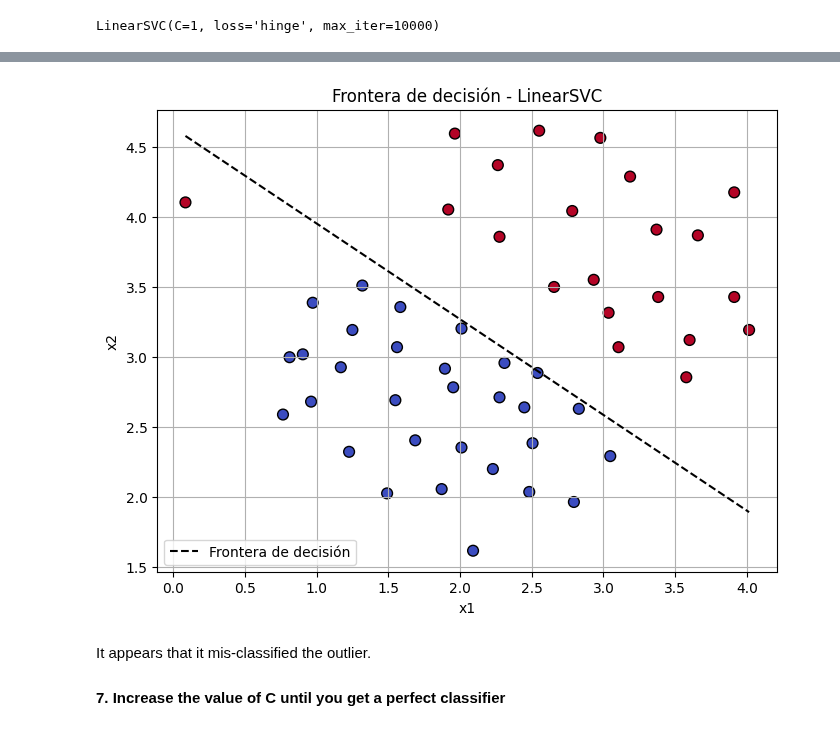
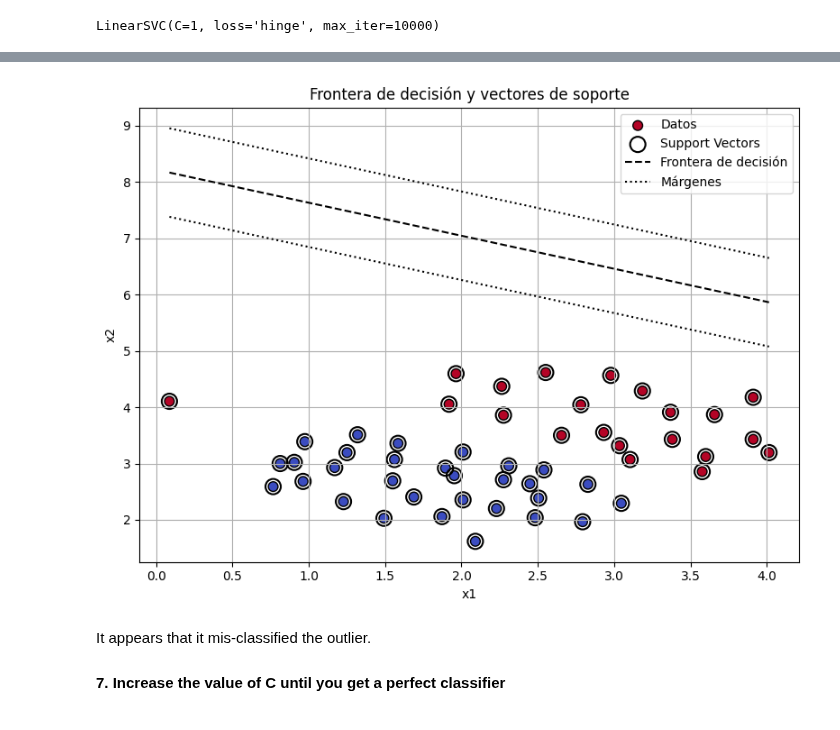
Before and after one commit to InigoLopez1999/2503_dsft_thebridge_inigolopez, a Jupyter notebook: 3-Machine_Learning/1-Supervisado/3-RegorClass/8-SVM/ejercicios/Ejercicios_SVM.ipynb, the cells around one changed output, grey strips where cells are left out. Saved outputs shown, nothing was run; the diff lists cells and outputs as text; code cells hidden in the pictures.

```diff
--- a/3-Machine_Learning/1-Supervisado/3-RegorClass/8-SVM/ejercicios/Ejercicios_SVM.ipynb
+++ b/3-Machine_Learning/1-Supervisado/3-RegorClass/8-SVM/ejercicios/Ejercicios_SVM.ipynb
@@ -118,4 +116,7 @@ X_train, X_test, y_train, y_test = train_test_split(X,y,test_size=15,random_stat
+# %%
+scaler = StandardScaler()
+X_scaled = scaler.fit_transform(X)
 # %%
-lin_svc.fit(X_train,y_train)
+lin_svc.fit(X,y)
 # %% [output]
 LinearSVC(C=1, loss='hinge', max_iter=10000)
@@ -141,26 +128,53 @@ weighted avg       0.87      0.93      0.90        15
-# %%
-import matplotlib.pyplot as plt
-import numpy as np
-
-coef = lin_svc.coef_[0]
-intercept = lin_svc.intercept_[0]
-
-# Línea de decisión: w1*x + w2*y + b = 0  => y = -(w1*x + b)/w2
-x_vals = np.linspace(X["x1"].min(), X["x1"].max(), 100)
-y_vals = -(coef[0] * x_vals + intercept) / coef[1]
-
-# Graficar todos los puntos
-plt.figure(figsize=(8, 6))
-plt.scatter(X["x1"], X["x2"], c=y, cmap='coolwarm', edgecolors='k', s=60)
-plt.plot(x_vals, y_vals, 'k--', label="Frontera de decisión")
-plt.xlabel("x1")
-plt.ylabel("x2")
-plt.title("Frontera de decisión - LinearSVC")
-plt.legend()
-plt.grid(True)
-plt.show()
-# %% [output]
-[figure, removed]
+# %%
+# Convert to unscaled parameters
+b1 = lin_svc.decision_function([-scaler.mean_ / scaler.scale_])
+w1 = lin_svc.coef_[0] / scaler.scale_
+lin_svc.intercept_ = np.array([b1])
+lin_svc.coef_ = np.array([w1])
+
+# Find support vectors (LinearSVC does not do this automatically)
+t = y * 2 - 1
+support_vectors_idx1 = (t * (X.dot(w1) + b1) < 1).ravel()
+lin_svc.support_vectors_ = X[support_vectors_idx1]
+# %%
+# Graficar los puntos con colores por clase
+plt.figure(figsize=(8, 6))
+plt.scatter(X["x1"], X["x2"], c=y, cmap='coolwarm', edgecolors='k', s=60, label="Datos")
+
+# Dibujar los vectores de soporte
+plt.scatter(
+    lin_svc.support_vectors_["x1"],
+    lin_svc.support_vectors_["x2"],
+    s=150, linewidth=1.5,
+    facecolors='none', edgecolors='k',
+    label="Support Vectors"
+)
+
+# Frontera de decisión: w1 * x1 + w2 * x2 + b = 0 => x2 = -(w1*x1 + b)/w2
+x_vals = np.linspace(X["x1"].min(), X["x1"].max(), 100)
+w = lin_svc.coef_[0]
+b = lin_svc.intercept_[0]
+y_vals = -(w[0] * x_vals + b) / w[1]
+
+# Margen positivo y negativo (x2 = -(w1*x + b ± 1)/w2)
+margin = 1 / np.linalg.norm(w)
+y_vals_pos = y_vals + margin
+y_vals_neg = y_vals - margin
+
+# Dibujar frontera y márgenes
+plt.plot(x_vals, y_vals, 'k--', label="Frontera de decisión")
+plt.plot(x_vals, y_vals_pos, 'k:', label="Márgenes")
+plt.plot(x_vals, y_vals_neg, 'k:')
+
+plt.xlabel("x1")
+plt.ylabel("x2")
+plt.title("Frontera de decisión y vectores de soporte")
+plt.legend()
+plt.grid(True)
+plt.tight_layout()
+plt.show()
+# %% [output]
+[figure, added]
 # %% [markdown]
 It appears that it mis-classified the outlier.
 
```
Also changed, not shown: parts of 17 cells of this notebook.
